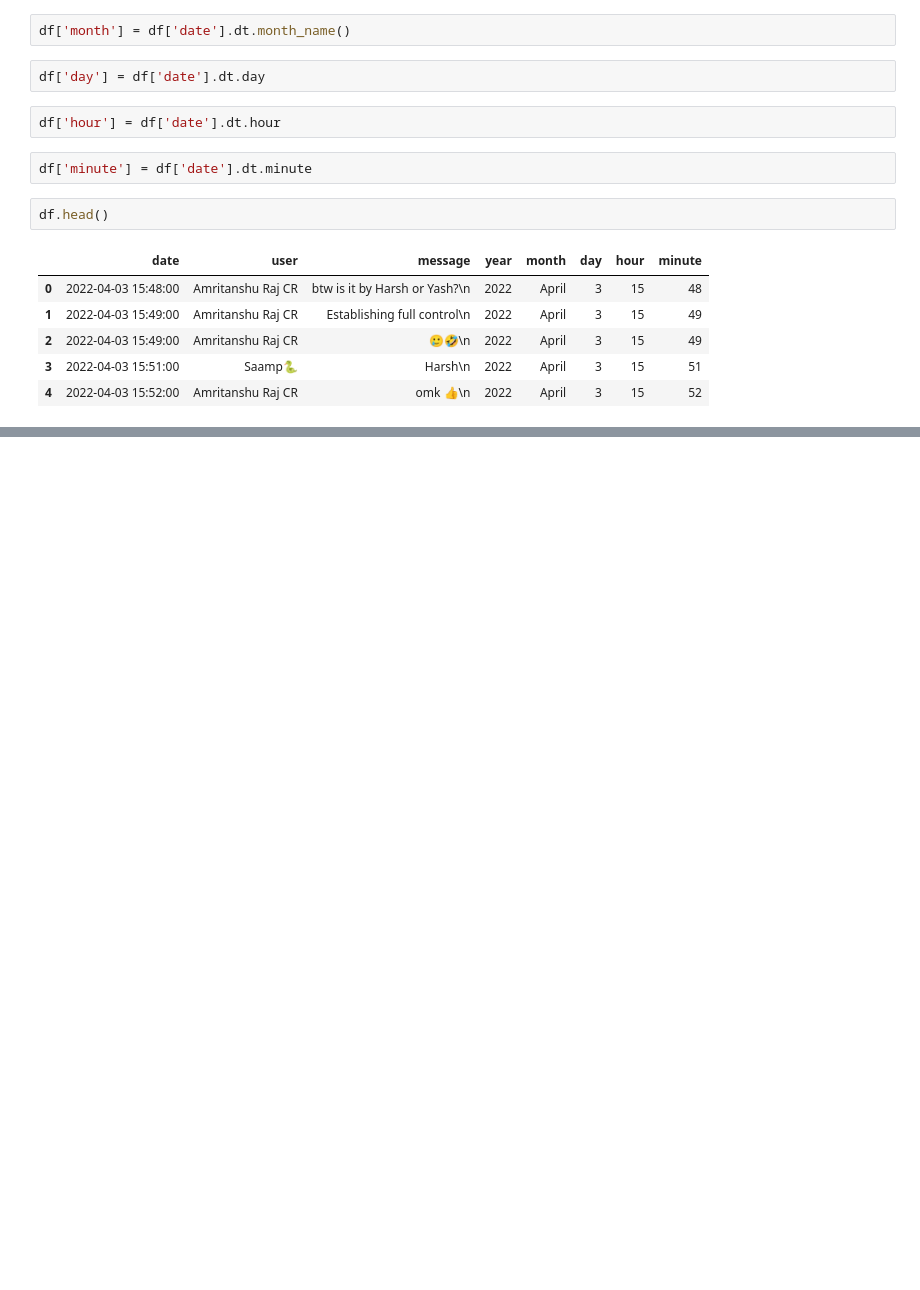
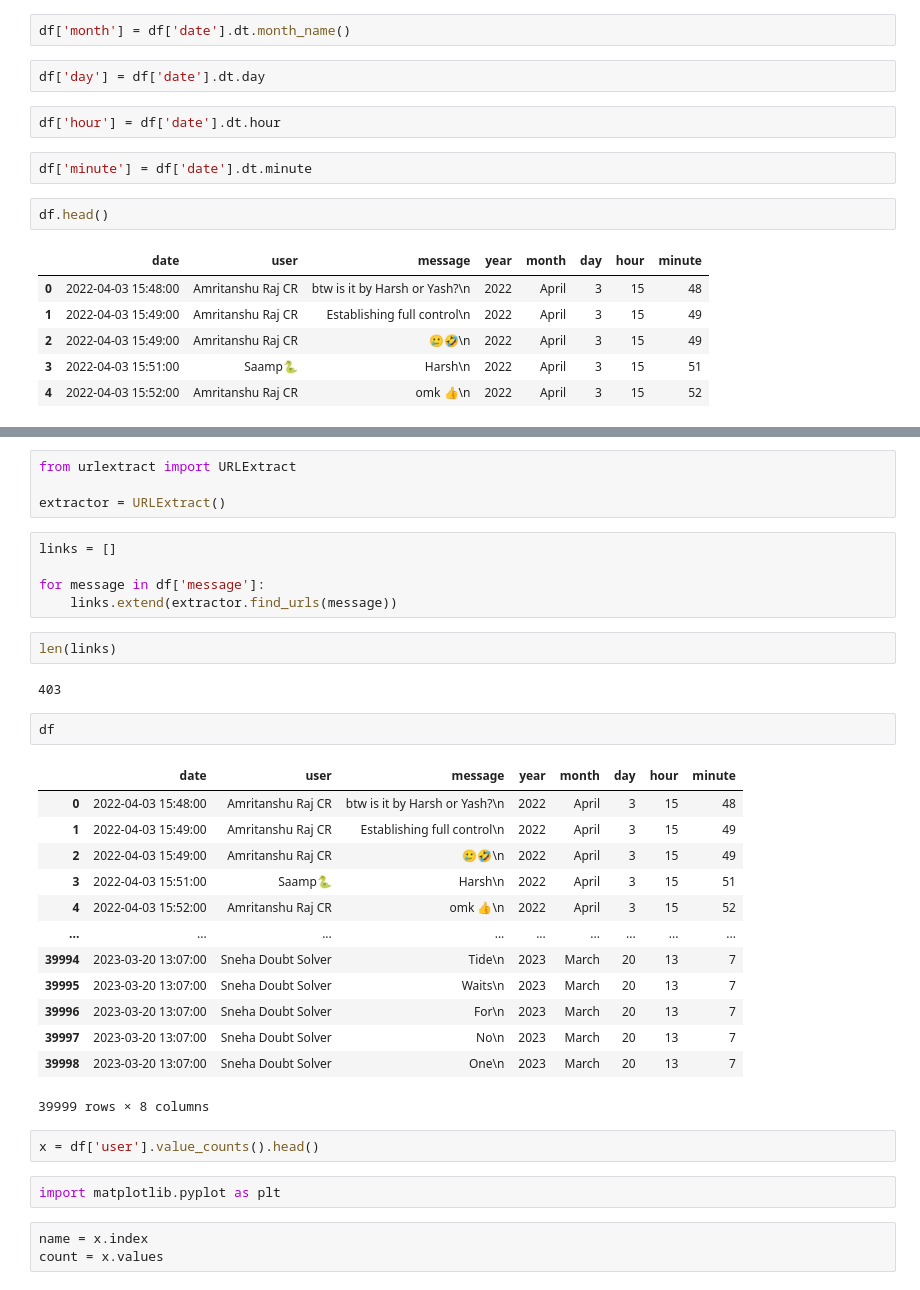
Before and after one commit to harshkanani204/WhatsApp-Chat-Analyzer, a Jupyter notebook: WhatsApp-Chat-Analysis.ipynb, the cells around one changed output, grey strips where cells are left out. Cells and saved outputs as stored; diff of their text form; blank space fills up the shorter version.

```diff
--- a/WhatsApp-Chat-Analysis.ipynb
+++ b/WhatsApp-Chat-Analysis.ipynb
@@ -155,0 +184,36 @@ df.head()
+# %%
+from urlextract import URLExtract
+
+extractor = URLExtract()
+# %%
+links = []
+
+for message in df['message']:
+    links.extend(extractor.find_urls(message))
+# %%
+len(links)
+# %% [output]
+403
+# %%
+df
+# %% [output]
+|  | date | user | message | year | month | day | hour | minute |
+| 0 | 2022-04-03 15:48:00 | Amritanshu Raj CR | btw is it by Harsh or Yash?\n | 2022 | April | 3 | 15 | 48 |
+| 1 | 2022-04-03 15:49:00 | Amritanshu Raj CR | Establishing full control\n | 2022 | April | 3 | 15 | 49 |
+| 2 | 2022-04-03 15:49:00 | Amritanshu Raj CR | 🥲🤣\n | 2022 | April | 3 | 15 | 49 |
+| 3 | 2022-04-03 15:51:00 | Saamp🐍 | Harsh\n | 2022 | April | 3 | 15 | 51 |
+| 4 | 2022-04-03 15:52:00 | Amritanshu Raj CR | omk 👍\n | 2022 | April | 3 | 15 | 52 |
+| ... | ... | ... | ... | ... | ... | ... | ... | ... |
+| 39994 | 2023-03-20 13:07:00 | Sneha Doubt Solver | Tide\n | 2023 | March | 20 | 13 | 7 |
+| 39995 | 2023-03-20 13:07:00 | Sneha Doubt Solver | Waits\n | 2023 | March | 20 | 13 | 7 |
+| 39996 | 2023-03-20 13:07:00 | Sneha Doubt Solver | For\n | 2023 | March | 20 | 13 | 7 |
+| 39997 | 2023-03-20 13:07:00 | Sneha Doubt Solver | No\n | 2023 | March | 20 | 13 | 7 |
+| 39998 | 2023-03-20 13:07:00 | Sneha Doubt Solver | One\n | 2023 | March | 20 | 13 | 7 |
+39999 rows × 8 columns
+# %%
+x = df['user'].value_counts().head()
+# %%
+import matplotlib.pyplot as plt
+# %%
+name = x.index
+count = x.values
```
Also changed, not shown: parts of 5 cells of this notebook.
